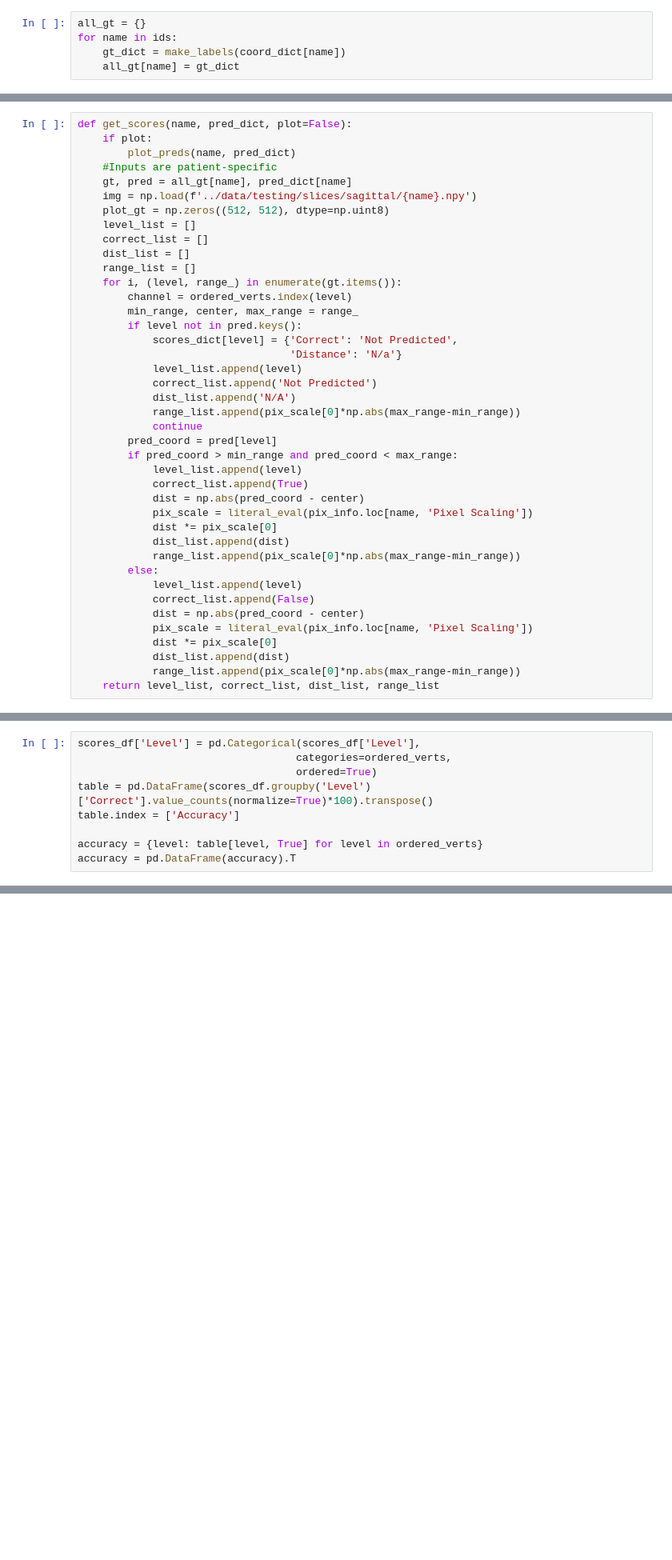
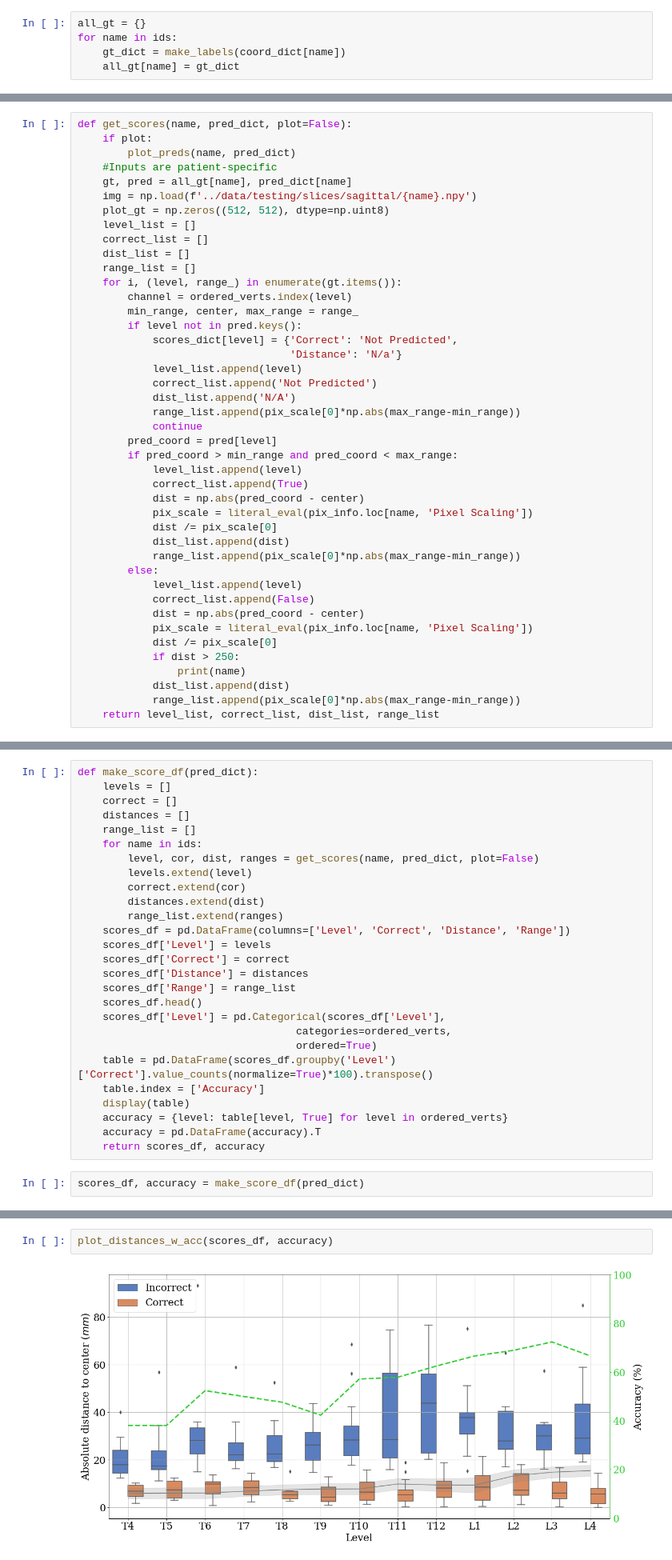
Before and after one commit to DMcSweeney/coronal_sagittal_cnn, a Jupyter notebook: notebooks/results.ipynb, the cells around one changed output, grey strips where cells are left out. Shown at 80% size. Saved outputs shown, nothing was run; the diff lists cells and outputs as text; blank space fills up the shorter version.

```diff
--- a/notebooks/results.ipynb
+++ b/notebooks/results.ipynb
@@ -188,7 +192,7 @@ def get_scores(name, pred_dict, plot=False):
             correct_list.append(True)
             dist = np.abs(pred_coord - center)
             pix_scale = literal_eval(pix_info.loc[name, 'Pixel Scaling'])
-            dist *= pix_scale[0]
+            dist /= pix_scale[0]
             dist_list.append(dist)
             range_list.append(pix_scale[0]*np.abs(max_range-min_range))
         else:
@@ -196,7 +200,9 @@ def get_scores(name, pred_dict, plot=False):
             correct_list.append(False)
             dist = np.abs(pred_coord - center)
             pix_scale = literal_eval(pix_info.loc[name, 'Pixel Scaling'])
-            dist *= pix_scale[0]
+            dist /= pix_scale[0]
+            if dist > 250:
+                print(name)
             dist_list.append(dist)
             range_list.append(pix_scale[0]*np.abs(max_range-min_range))
     return level_list, correct_list, dist_list, range_list
@@ -236,9 +211,29 @@ dtype: object
 # %%
-scores_df['Level'] = pd.Categorical(scores_df['Level'],
+def make_score_df(pred_dict):
+    levels = []
+    correct = []
+    distances = []
+    range_list = []
+    for name in ids:
+        level, cor, dist, ranges = get_scores(name, pred_dict, plot=False)
+        levels.extend(level)
+        correct.extend(cor)
+        distances.extend(dist)
+        range_list.extend(ranges)
+    scores_df = pd.DataFrame(columns=['Level', 'Correct', 'Distance', 'Range'])
+    scores_df['Level'] = levels
+    scores_df['Correct'] = correct
+    scores_df['Distance'] = distances
+    scores_df['Range'] = range_list
+    scores_df.head()
+    scores_df['Level'] = pd.Categorical(scores_df['Level'],
                                    categories=ordered_verts,
                                    ordered=True)
-table = pd.DataFrame(scores_df.groupby('Level')['Correct'].value_counts(normalize=True)*100).transpose()
-table.index = ['Accuracy']
-
-accuracy = {level: table[level, True] for level in ordered_verts}
-accuracy = pd.DataFrame(accuracy).T
+    table = pd.DataFrame(scores_df.groupby('Level')['Correct'].value_counts(normalize=True)*100).transpose()
+    table.index = ['Accuracy']
+    display(table)
+    accuracy = {level: table[level, True] for level in ordered_verts}
+    accuracy = pd.DataFrame(accuracy).T
+    return scores_df, accuracy
+# %%
+scores_df, accuracy = make_score_df(pred_dict)
@@ -277,3 +276,7 @@ l.get_texts()[1].set_text('Correct')
+# %%
+plot_distances_w_acc(scores_df, accuracy)
+# %% [output]
+[figure, added]
 # %% [markdown]
 ## Update predictions
 # %% [markdown]
```
Also changed, not shown: parts of 68 cells of this notebook, 7 other files.
